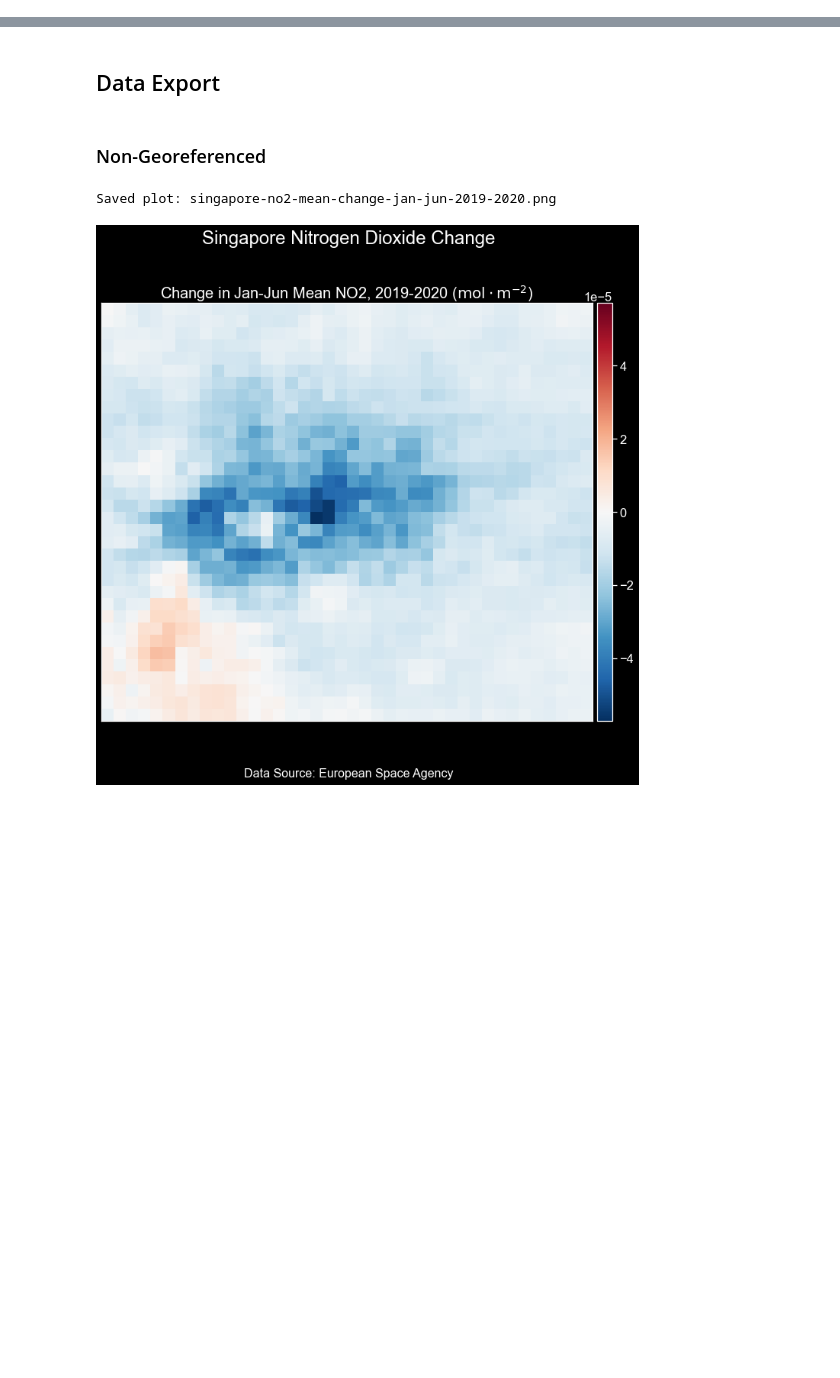
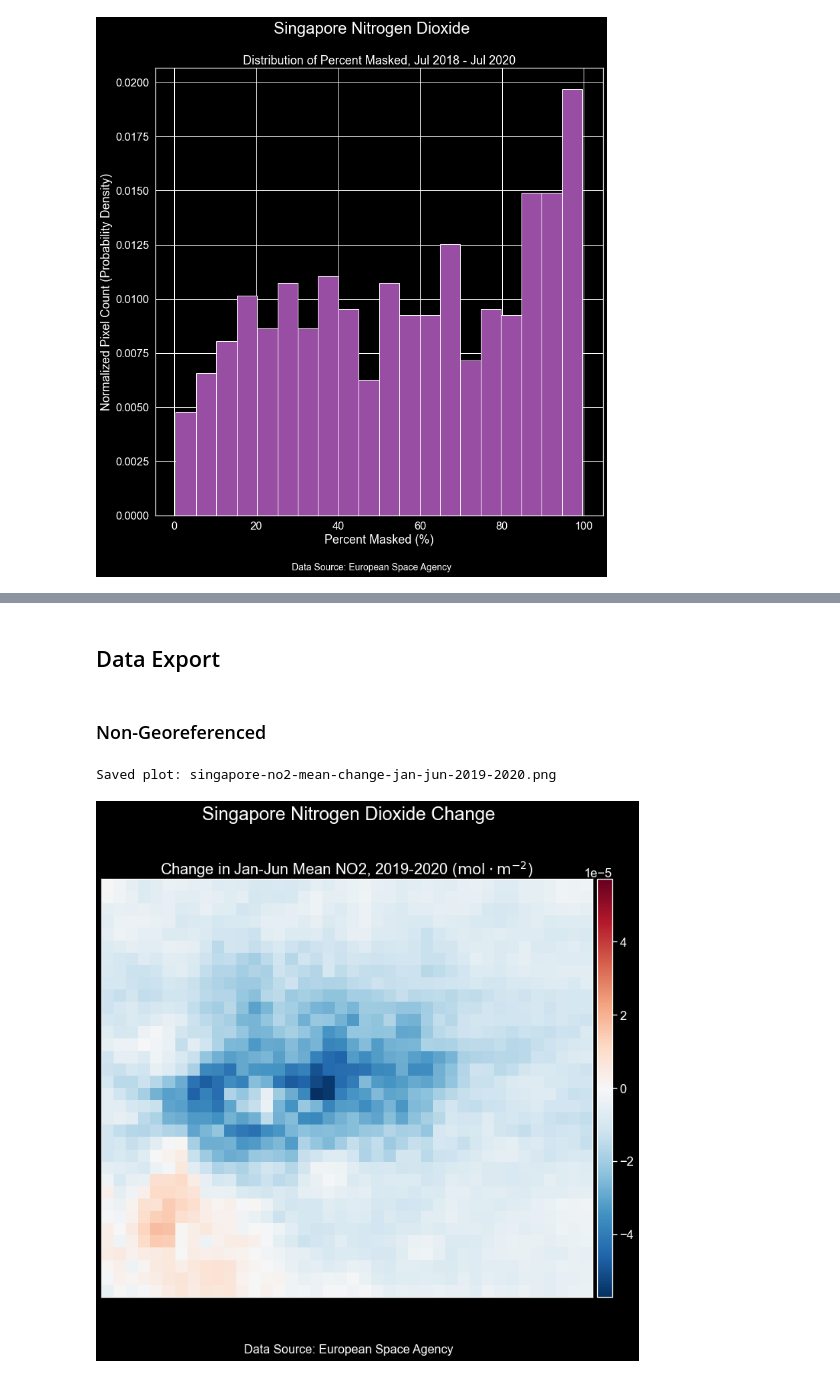
Before and after one commit to calekochenour/sentinel-5p-no2, a Jupyter notebook: 01-code-scripts/sentinel-5p-no2-singapore.ipynb, the cells around one changed output, grey strips where cells are left out. Drawn from its saved outputs; the diff is of its cells as text; code cells hidden in the pictures; blank space fills up the shorter version.

```diff
--- a/01-code-scripts/sentinel-5p-no2-singapore.ipynb
+++ b/01-code-scripts/sentinel-5p-no2-singapore.ipynb
@@ -405,0 +419,8 @@ plt.show()
+# %%
+# Plot normalized histogram of percent masked
+#  (normalized to form a probability density)
+fig = stl.plot_normalized_histogram(percent_masked_arr, location="Singapore")
+
+plt.show()
+# %% [output]
+[figure, added]
```
Also changed, not shown: parts of 5 cells of this notebook, 5 other files.
